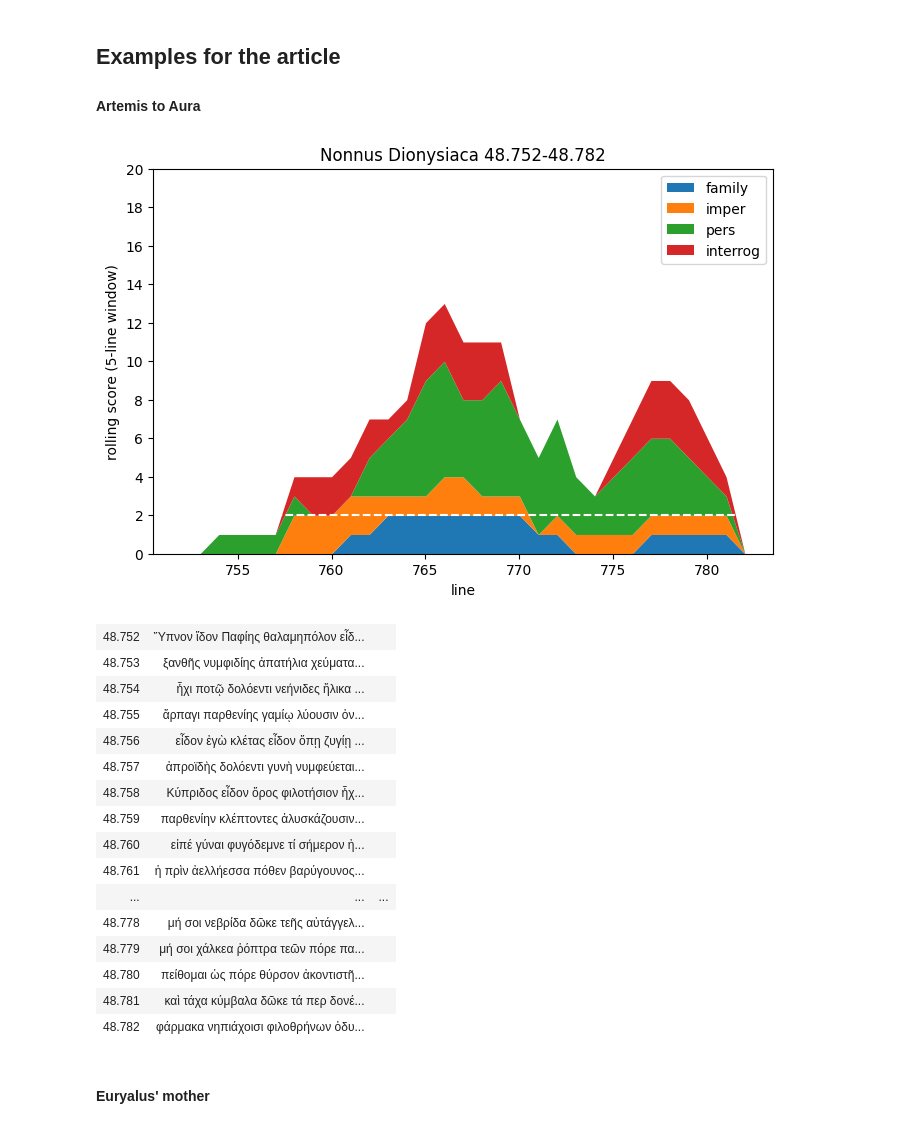
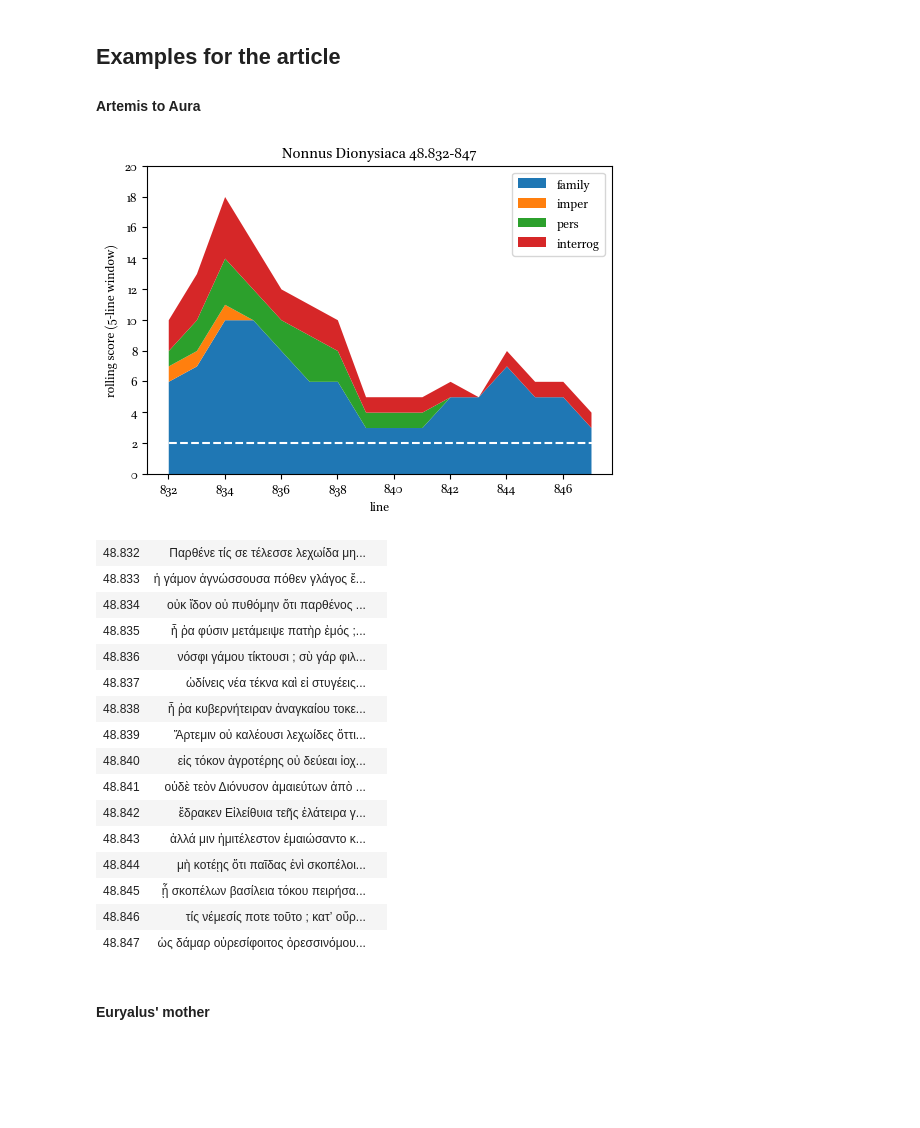
Before and after one commit to cwf2/dices-book-mummy, a Jupyter notebook: 5 - Mother speech.ipynb, the cells around one changed output. Cells and saved outputs as stored; diff of their text form; code cells hidden in the pictures; blank space fills up the shorter version.

```diff
--- a/5 - Mother speech.ipynb
+++ b/5 - Mother speech.ipynb
@@ -116,14 +151,14 @@ tokens.groupby('speech_id').agg(speech_id=('speech_id', 'first'), mother=('mothe
 # %% [markdown]
 ## Hand-selected feature sets
 # %%
-class_file = os.path.join('data', 'mother_diction.csv')
+class_file = os.path.join(local_data, 'mother_diction.csv')
 lemma_class = pd.read_csv(class_file)
 # %%
 lem_dict = dict()
 
 for label in lemma_class.label.unique():
     if not pd.isna(label):
-        lem_dict[label] = lemma_class.loc[lemma_class.label == label, 'lemma'].values
+        lem_dict[label] = [lem.lower() for lem in lemma_class.loc[lemma_class.label == label, 'lemma'].values]
         print(label, ':', sep="")
         print(*lem_dict[label], sep=" ")
         print()
@@ -185,11 +220,11 @@ Rank all lemmas by their pertinence to the "mother" class using the difference o
 def rankFeatures(col, top=None):
     # freq in non-mother speeches
     freq_others = tokens.loc[~tokens['mother']].groupby(col).size().reset_index(name='count')
-    freq_others['freq'] = freq_others['count'].div(freq_others['count'].sum())
+    freq_others['freq'] = 1000 * freq_others['count'].div(freq_others['count'].sum())
 
     # freq in mother speeches
     freq_mother = tokens.loc[tokens['mother']].groupby(col).size().reset_index(name='count')
-    freq_mother['freq'] = freq_mother['count'].div(freq_mother['count'].sum())
+    freq_mother['freq'] = 1000 * freq_mother['count'].div(freq_mother['count'].sum())
 
     # merge the two tables, so we have mother, non-mother freqs for each feature
     x = freq_others.merge(freq_mother, on=col, suffixes=('_others', '_mother'))
@@ -205,5 +240,8 @@ def rankFeatures(col, top=None):
     # map the hand-picked feature classes onto the results where applicable
     x = x.merge(lemma_class.rename(columns={'lemma':col}), on=col, how='left')
 
+    # reorganize the table to show calculations
+    x = x[[col, "count_mother", "count_others", "freq_mother", "freq_others", "freq_diff", "label"]]
+
     return(x)
 # %%
@@ -377,6 +500,8 @@ g.ax.tick_params(axis="x", rotation=55)
 # %% [markdown]
 ## plot individual speeches
 # %%
+plt.rcParams["text.usetex"] = False
+
 def linePlot(speech_id):
     mask = results['speech_id']==speech_id
     ys = results.loc[mask, 'comp']
@@ -402,6 +527,7 @@ def linePlot(speech_id):
     ax.yaxis.set_major_locator(MultipleLocator(2))
     ax.set_ylim((0,20))
     ax.set_title(title)
+    ax.set_fontsize(11)
     plt.close(fig)
     return fig
 
@@ -413,17 +539,26 @@ def stackPlot(speech_id):
     _, l_la = df.index.values[-1].rsplit(':', 1)
     author = results.loc[mask, 'author'].iloc[0]
     work = results.loc[mask, 'work'].iloc[0]
-    title = f"{author} {work} {l_fi}-{l_la}"
 
+    l_range = f"{l_fi}-{l_la}"
     if '.' in l_fi:
-        _, l_fi = l_fi.rsplit('.', 1)
+        pref_fi, l_fi = l_fi.rsplit('.', 1)
+
+        if '.' in l_la:
+            pref_la, l_la = l_la.rsplit('.', 1)
+
+            if pref_fi == pref_la:
+                l_range = f"{pref_fi}.{l_fi}-{l_la}"
+
+    title = f"{author} {work} {l_range}"
+
     l_fi = int(l_fi)
     xs = np.arange(l_fi, l_fi+len(df))
     df['line'] = xs
 
     avg = results['comp'].median()
 
-    ax = df.plot.area(x='line', linewidth=0, figsize=(8,5))
+    ax = df.plot.area(x='line', linewidth=0, figsize=(6,4))
     ax.axhline(avg, color='white', ls='--')
     ax.yaxis.set_major_locator(MultipleLocator(2))
     ax.set_ylim((0,20))
@@ -458,34 +593,45 @@ def highlight(speech_id):
 
     return HTML(html)
 
-def plotAndText(speech_id):
+def plotAndText(speech_id, fig_file=None):
     fig = stackPlot(speech_id)
     html = highlight(speech_id)
+
+    if fig_file is not None:
+        fig.savefig(fig_file, dpi=300)
+
     display(fig, html)
 # %% [markdown]
 ## Examples for the article
 
 #### Artemis to Aura
 # %%
-plotAndText('3665')
+speech_id = "3669"
+
+if BOOK_EXPORT:
+    file = os.path.join(local_figs, "Fig_4-Artemis_to_Aura.pdf")
+    plotAndText(speech_id, file)
+
+else:
+    plotAndText(speech_id)
 # %% [output]
-[figure, old version]
+[figure, new version]
-| 48.752 | Ὕπνον ἴδον Παφίης θαλαμηπόλον εἶδ... |  |
-| 48.753 | ξανθῆς νυμφιδίης ἀπατήλια χεύματα... |  |
-| 48.754 | ἧχι ποτῷ δολόεντι νεήνιδες ἥλικα ... |  |
-| 48.755 | ἅρπαγι παρθενίης γαμίῳ λύουσιν ὀν... |  |
-| 48.756 | εἶδον ἐγὼ κλέτας εἶδον ὅπῃ ζυγίῃ ... |  |
-| 48.757 | ἀπροϊδὴς δολόεντι γυνὴ νυμφεύεται... |  |
-| 48.758 | Κύπριδος εἶδον ὄρος φιλοτήσιον ἧχ... |  |
-| 48.759 | παρθενίην κλέπτοντες ἀλυσκάζουσιν... |  |
-| 48.760 | εἰπέ γύναι φυγόδεμνε τί σήμερον ἠ... |  |
-| 48.761 | ἡ πρὶν ἀελλήεσσα πόθεν βαρύγουνος... |  |
-| ... | ... | ... |
-| 48.778 | μή σοι νεβρίδα δῶκε τεῆς αὐτάγγελ... |  |
-| 48.779 | μή σοι χάλκεα ῥόπτρα τεῶν πόρε πα... |  |
-| 48.780 | πείθομαι ὡς πόρε θύρσον ἀκοντιστῆ... |  |
-| 48.781 | καὶ τάχα κύμβαλα δῶκε τά περ δονέ... |  |
-| 48.782 | φάρμακα νηπιάχοισι φιλοθρήνων ὀδυ... |  |
+| 48.832 | Παρθένε τίς σε τέλεσσε λεχωίδα μη... |  |
+| 48.833 | ἡ γάμον ἀγνώσσουσα πόθεν γλάγος ἔ... |  |
+| 48.834 | οὐκ ἴδον οὐ πυθόμην ὅτι παρθένος ... |  |
+| 48.835 | ἦ ῥα φύσιν μετάμειψε πατὴρ ἐμός ;... |  |
+| 48.836 | νόσφι γάμου τίκτουσι ; σὺ γάρ φιλ... |  |
+| 48.837 | ὠδίνεις νέα τέκνα καὶ εἰ στυγέεις... |  |
+| 48.838 | ἦ ῥα κυβερνήτειραν ἀναγκαίου τοκε... |  |
+| 48.839 | Ἄρτεμιν οὐ καλέουσι λεχωίδες ὅττι... |  |
+| 48.840 | εἰς τόκον ἀγροτέρης οὐ δεύεαι ἰοχ... |  |
+| 48.841 | οὐδὲ τεὸν Διόνυσον ἀμαιεύτων ἀπὸ ... |  |
+| 48.842 | ἔδρακεν Εἰλείθυια τεῆς ἐλάτειρα γ... |  |
+| 48.843 | ἀλλά μιν ἡμιτέλεστον ἐμαιώσαντο κ... |  |
+| 48.844 | μὴ κοτέῃς ὅτι παῖδας ἐνὶ σκοπέλοι... |  |
+| 48.845 | ᾗ σκοπέλων βασίλεια τόκου πειρήσα... |  |
+| 48.846 | τίς νέμεσίς ποτε τοῦτο ; κατʼ οὔρ... |  |
+| 48.847 | ὡς δάμαρ οὐρεσίφοιτος ὀρεσσινόμου... |  |
 # %% [markdown]
 #### Euryalus' mother
 # %%
```
Also changed, not shown: parts of 38 cells of this notebook, 2 other files.
